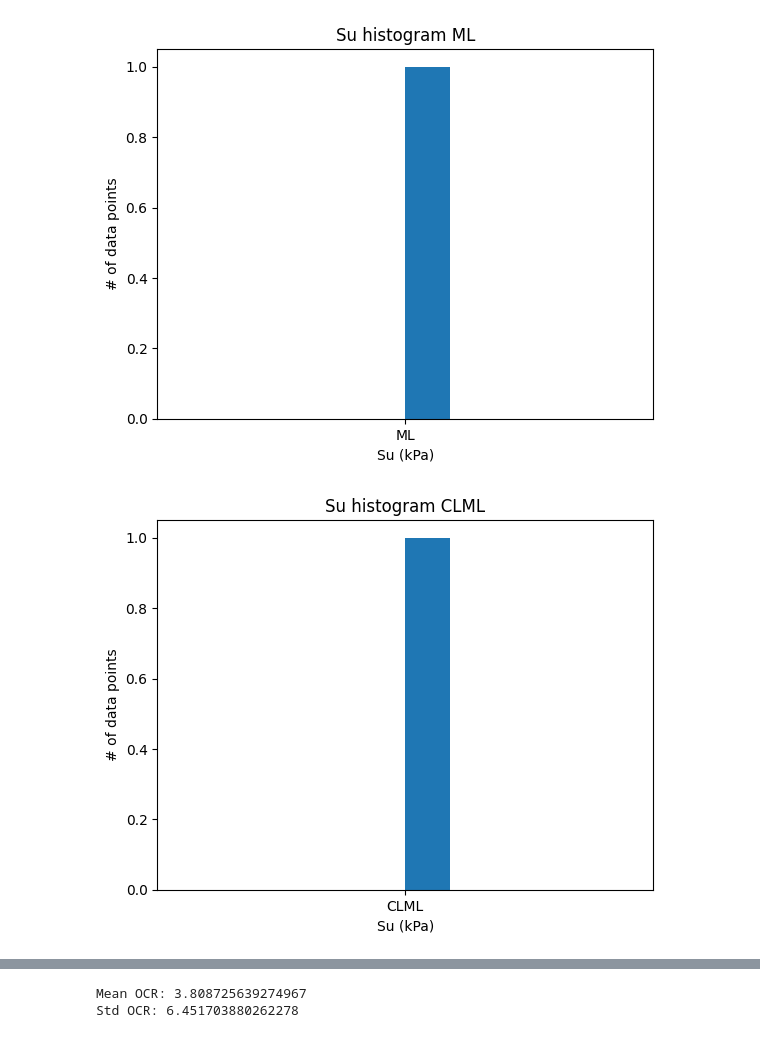
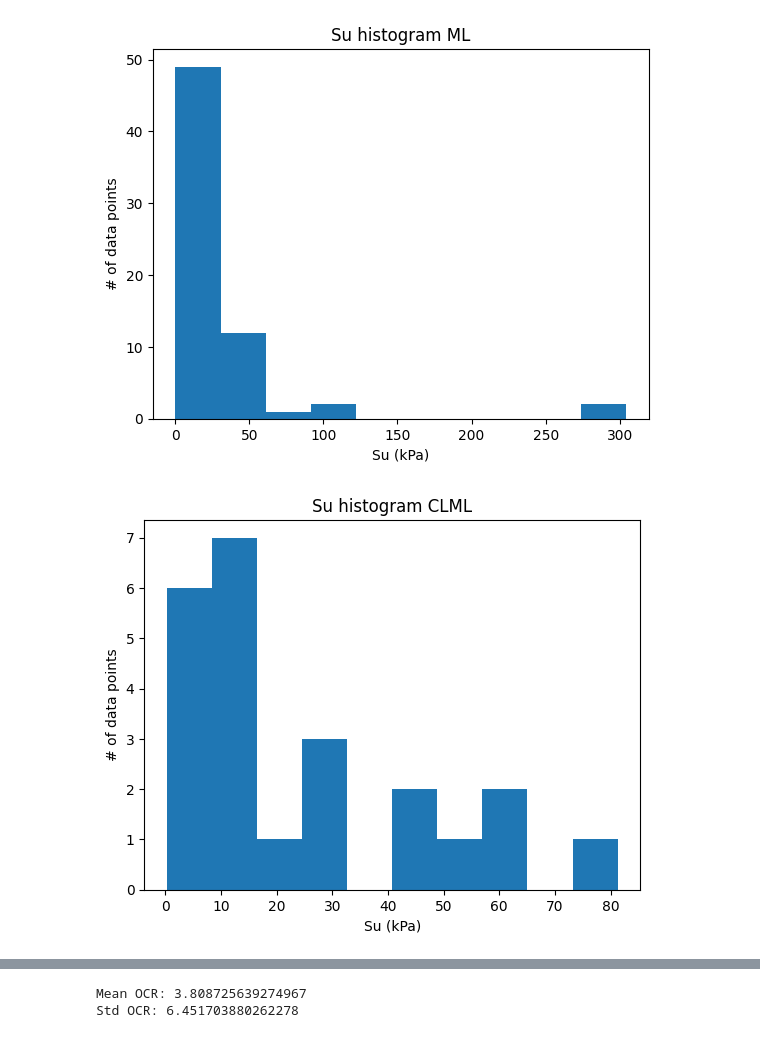
Before and after one commit to bluebynick/CEE-9730-Data-Science-for-Geotechnical-Engineers, a Jupyter notebook: Assignment_1_3&4.ipynb, the cells around one changed output, grey strips where cells are left out. Cells and saved outputs as stored; diff of their text form; code cells hidden in the pictures.

```diff
--- a/Assignment_1_3&4.ipynb
+++ b/Assignment_1_3&4.ipynb
@@ -14,7 +14,7 @@ readFile["Su_mean"] = readFile[cols_to_average].apply(pd.to_numeric, errors="coe
 #Qu3
 for i in readFile["soil_type"].dropna().unique(): #gonna make this a loop so it will do it for all the test tupes
     subset = readFile.loc[readFile["soil_type"] == i, "Su_mean"].dropna() #get me the data series and drop the nulls
-    plt.hist(i) #plot
+    plt.hist(subset) #plot
     plt.title("Su histogram " + i) # rename each of the axes to make it pretty w
     plt.xlabel("Su (kPa)")
     plt.ylabel("# of data points")
@@ -36,2 +36,2 @@ print("Std OCR:", pd.to_numeric(readFile[readFile.columns[7]], errors="coerce").
-[figure, old version]
+[figure, new version]
-[figure, old version]
+[figure, new version]
```
Also changed, not shown: parts of 1 cell of this notebook.
